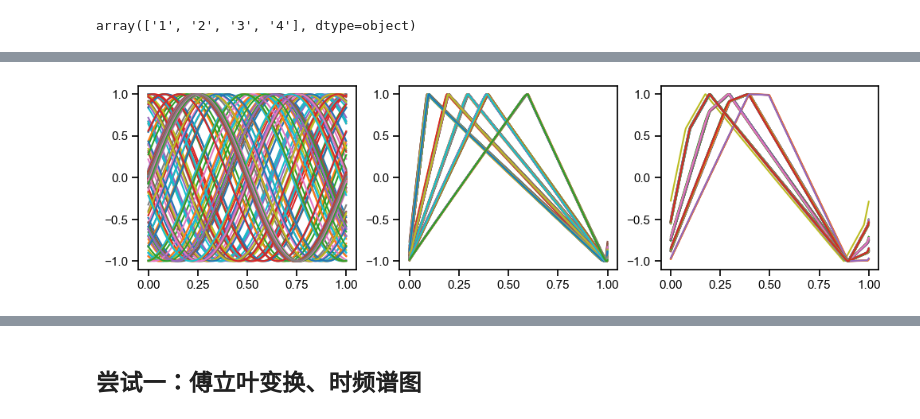
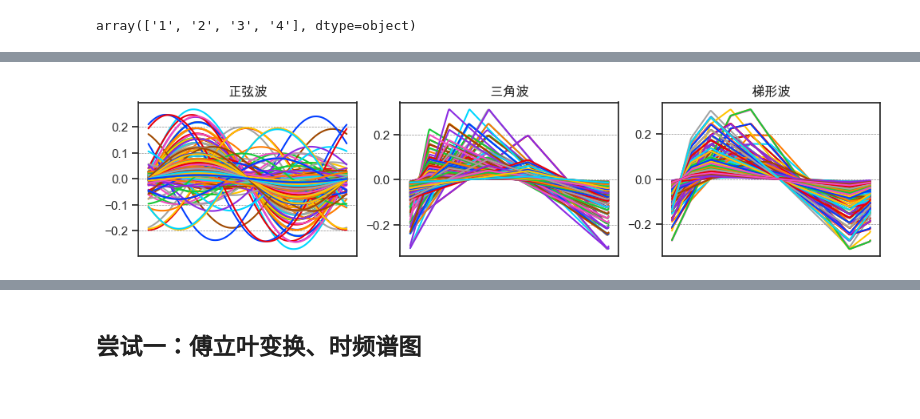
Before and after one commit to DURUII/Contest-CPMCM2024-C, a Jupyter notebook: Prob1.ipynb, the cells around one changed output, grey strips where cells are left out. Drawn from its saved outputs; the diff is of its cells as text; code cells hidden in the pictures.

```diff
--- a/Prob1.ipynb
+++ b/Prob1.ipynb
@@ -1,34 +1,41 @@
 # %%
+import os
 import platform
-import pandas as pd
-import pickle
-import numpy as np
-import matplotlib.pyplot as plt
-import seaborn as sns
-import os
-from utils import *
-from tqdm.auto import tqdm
 import warnings
 warnings.filterwarnings('ignore')
 
+from tqdm.auto import tqdm
+from utils import *
+import numpy as np
+import pickle
+import pandas as pd
+from mpl_toolkits.mplot3d import Axes3D
+import matplotlib.pyplot as plt
+import scienceplots
+import seaborn as sns
+%matplotlib inline
 sns.set_context('notebook')
-# sns.set_theme(style="ticks", palette="pastel")
+sns.set_theme(style="ticks", palette="bright")
+plt.style.use(['grid'])
+
+# 设置字体
 if platform.system() == 'Windows':
     plt.rcParams['font.sans-serif'] = ['SimHei']
     plt.rcParams['axes.unicode_minus'] = False
-else:  # Mac or other systems
+else:
     plt.rcParams['font.family'] = ['Arial Unicode MS']
 
-# preprocess and load data
+# 加载数据
 filepath = 'train_data.pkl'
 if not os.path.exists(filepath):
     general_process(output_filepath=filepath)
 with open(filepath, 'rb') as fin:
     df = pickle.load(fin)
 
-# normalize all waveforms to the range [-1, 1] for better classification
-df['flux_density'] = df['flux_density'].apply(
-    lambda x: 2 * (x - np.min(x)) / (np.max(x) - np.min(x)) - 1)
+# 验证数据处理是否正确
+assert -1 < df.iloc[5242].values[-1][0] + 0.84456 < 1
+assert len(df[df['flux_density'].apply(lambda x: np.isnan(x).any()) == True]) == 0
+
 df.head(1)
 # %% [output]
 |  | type_material | temp | freq | core_loss | type_waveform | flux_density |
@@ -60,10 +58,12 @@ sns.displot(df['type_waveform'], shrink=0.7)
 # %%
-# iterate over the range with a step of 10, ensuring the index is within bounds
-fig, axes = plt.subplots(1, 3, figsize=(12, 3))
+fig, axes = plt.subplots(1, 3, figsize=(12, 2.5))
 xs = np.linspace(0, 1, 1024)
 for type_waveform, ax in zip(['正弦波', '三角波', '梯形波'], axes):
-    for i in range(1, min(10000, len(df[df['type_waveform'] == type_waveform])), 12):
+    for i in range(1, min(10000, len(df[df['type_waveform'] == type_waveform])), 15):
         ax.plot(xs, df[df['type_waveform'] == type_waveform]['flux_density'].iloc[i])
+        ax.set_title(type_waveform)
+        ax.set_xticks([])
+
 plt.savefig('figures/waveform.png', dpi=500, bbox_inches='tight')
 # %% [output]
-[figure, old version]
+[figure, new version]
```
Also changed, not shown: parts of 27 cells of this notebook, 10 other files.
